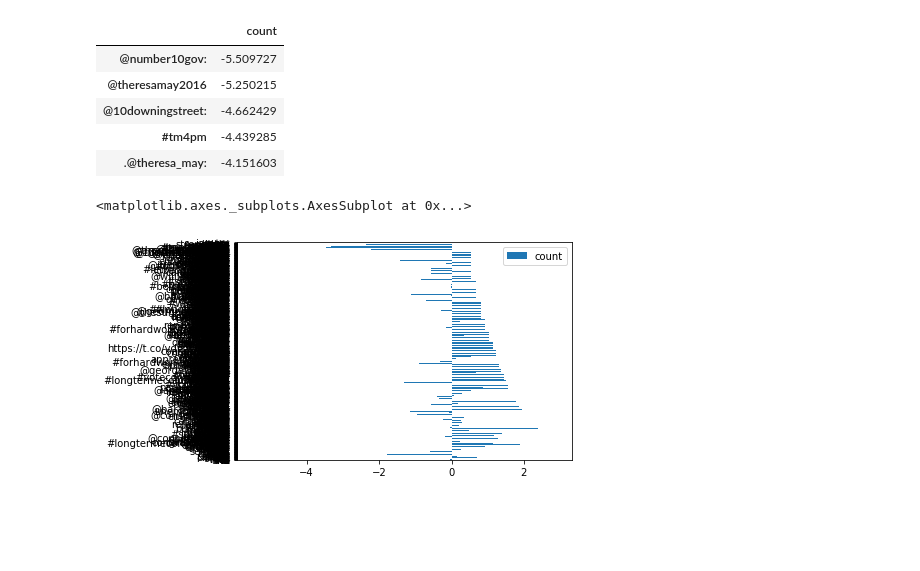
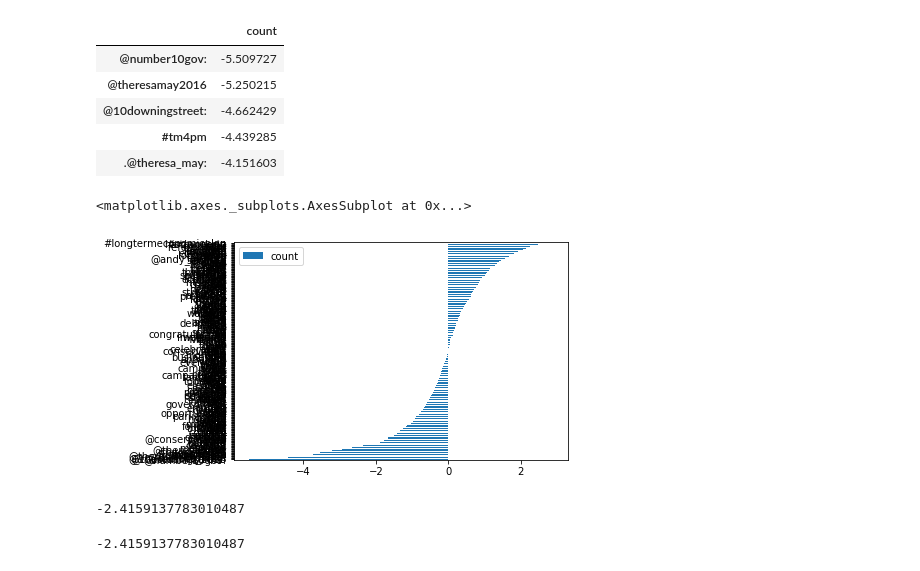
Before and after one commit to puntofisso/Birkbeck, a Jupyter notebook: May_Cameron_Varadkar.ipynb, the cells around one changed output. Drawn from its saved outputs; the diff is of its cells as text; code cells hidden in the pictures; blank space fills up the shorter version.

Commit message:
Added counts

```diff
--- a/May_Cameron_Varadkar.ipynb
+++ b/May_Cameron_Varadkar.ipynb
@@ -365,7 +365,15 @@ logodds.drop_duplicates().sort_values(by=['count']).head()
 # %%
 logodds.drop_duplicates().sort_values(by=['count']).to_csv('logsodd.csv')
 # %%
-logodds.plot(kind='barh')
+logodds.drop_duplicates().sort_values(by=['count']).plot(kind='barh')
 # %% [output]
 <matplotlib.axes._subplots.AxesSubplot at 0x...>
-[figure, old version]
+[figure, new version]
+# %%
+np.log(0.025/0.28)
+# %% [output]
+-2.4159137783010487
+# %%
+np.log(0.00025/0.0028)
+# %% [output]
+-2.4159137783010487
```
Also changed, not shown: 2 other files.
